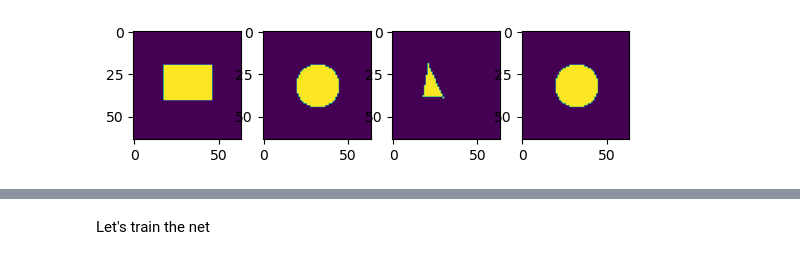
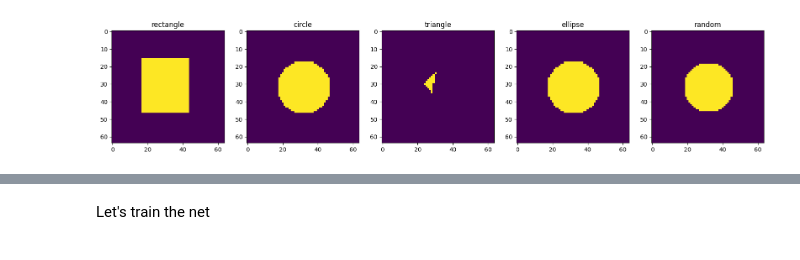
Before and after one commit to TimRoith/IncubatorSchool, a Jupyter notebook: Tutorial_03.ipynb, the cells around one changed output, grey strips where cells are left out. Drawn from its saved outputs; the diff is of its cells as text; code cells hidden in the pictures.

```diff
--- a/Tutorial_03.ipynb
+++ b/Tutorial_03.ipynb
@@ -3,13 +7,16 @@ Lets look at some shapes
 # %%
 import matplotlib.pyplot as plt
 from utils import shapes
 
-img_size = 64
-S = shapes(img_size=img_size, noise_lvl=0.05)
-fig, ax = plt.subplots(1,4)
-shape_names = ['rectangle', 'circle', 'triangle', 'ellipse']
-for i in range(4):
+img_size = 64 #image size
+S = shapes(img_size=img_size, noise_lvl=0.05) # the shape class
+shape_names = ['rectangle', 'circle', 'triangle', 'ellipse', 'random'] # all shape names
+
+# plot all shapes
+fig, ax = plt.subplots(1,len(shape_names), figsize=(20,15))
+for i in range(len(shape_names)):
     ax[i].imshow(S.get_shape(shape_names[i]))
+    ax[i].set_title(shape_names[i])
 # %% [output]
-[figure, old version]
+[figure, new version]
 # %% [markdown]
```
Also changed, not shown: parts of 16 cells of this notebook, 4 other files.
